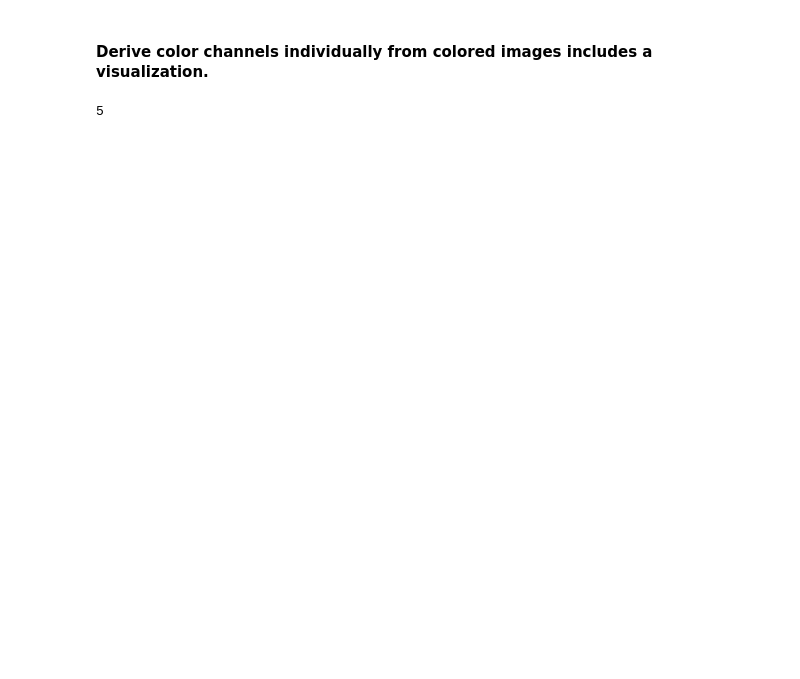
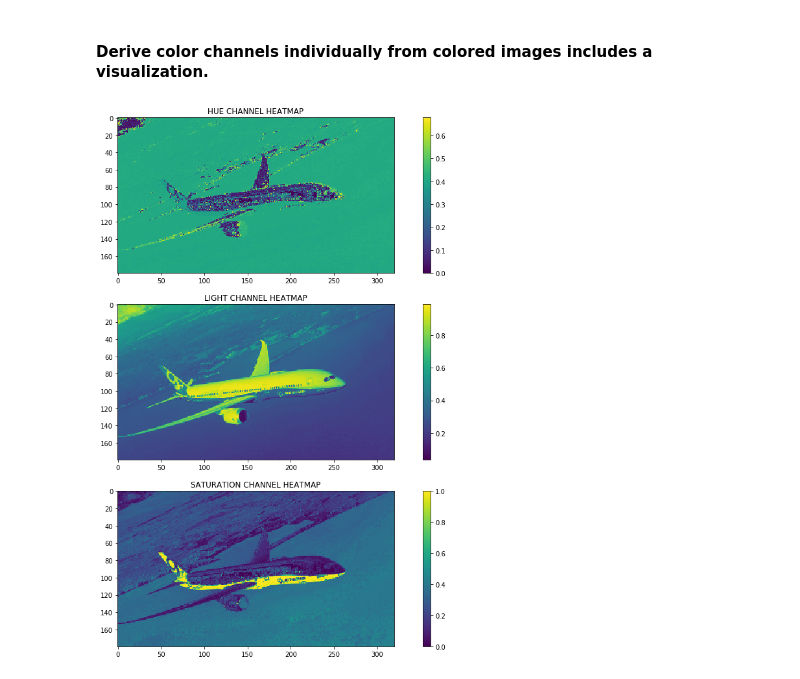
Before and after one commit to sachithdickwella/computervision-pytorch, a Jupyter notebook: src/gray_to_color.ipynb, the cells around one changed output. Drawn from its saved outputs; the diff is of its cells as text; code cells hidden in the pictures; blank space fills up the shorter version.

```diff
--- a/src/gray_to_color.ipynb
+++ b/src/gray_to_color.ipynb
@@ -108,20 +109,6 @@ plt.show()
 # %%
 torch.manual_seed(72)
 
-red_loader = DataLoader(dataset=color_dataset(color='r'), batch_size=12, shuffle=False)
-green_loader = DataLoader(dataset=color_dataset(color='g'), batch_size=12, shuffle=False)
-blue_loader = DataLoader(dataset=color_dataset(color='b'), batch_size=12, shuffle=False)
+hue_loader = DataLoader(dataset=hls_dataset(channel='h'), batch_size=12, shuffle=False)
+light_loader = DataLoader(dataset=hls_dataset(channel='l'), batch_size=12, shuffle=False)
+saturation_loader = DataLoader(dataset=hls_dataset(channel='s'), batch_size=12, shuffle=False)
-# %%
-r_img, g_img, b_img = None, None, None
-for r_img in red_loader:
-    break
-
-for g_img in green_loader:
-    break
-
-for b_img in blue_loader:
-    break
-
-len(red_loader)
-# %% [output]
-5
@@ -130,0 +115,30 @@ plt.colorbar()
+# %%
+h_img, l_img, s_img = None, None, None
+for h_img in hue_loader:
+    break
+
+for l_img in light_loader:
+    break
+
+for s_img in saturation_loader:
+    break
+
+plt.figure(figsize=(16, 15))
+
+plt.subplot(311)
+plt.imshow(h_img[2].view(180, -1))
+plt.colorbar()
+plt.title('HUE CHANNEL HEATMAP')
+
+plt.subplot(312)
+plt.imshow(l_img[2].view(180, -1))
+plt.colorbar()
+plt.title('LIGHT CHANNEL HEATMAP')
+
+plt.subplot(313)
+plt.imshow(s_img[2].view(180, -1))
+plt.colorbar()
+plt.title('SATURATION CHANNEL HEATMAP')
+plt.show()
+# %% [output]
+[figure, added]
```
Also changed, not shown: parts of 18 cells of this notebook.
